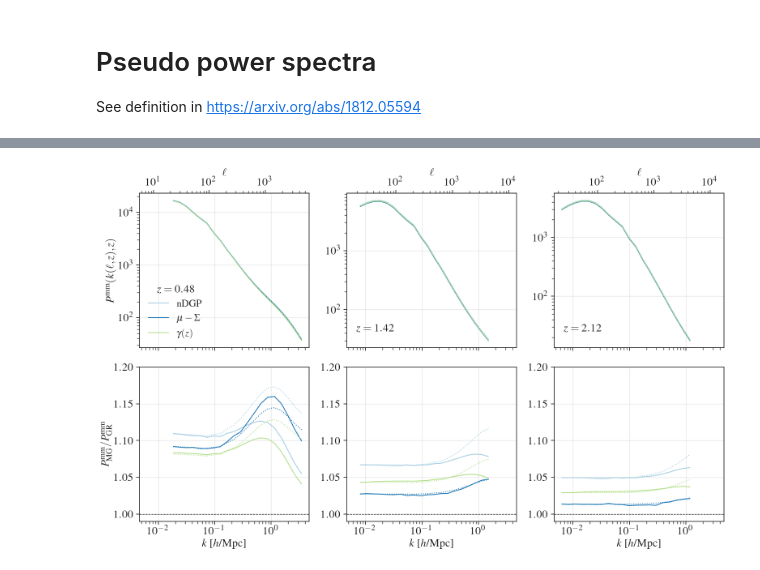
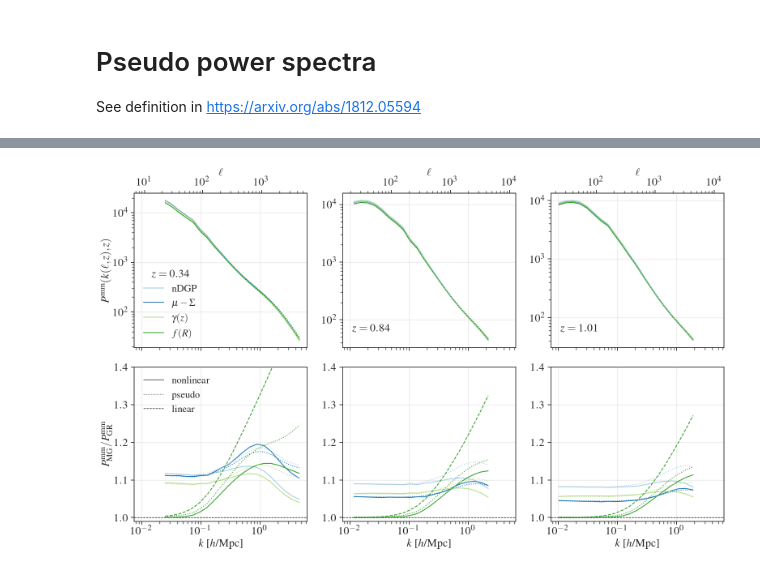
Before and after one commit to MariaTsedrik/MGLensing, a Jupyter notebook: tutorials/modified_gravity_models.ipynb, the cells around one changed output, grey strips where cells are left out. Drawn from its saved outputs; the diff is of its cells as text; code cells hidden in the pictures.

Commit message:
add pseudo f(R)

```diff
--- a/tutorials/modified_gravity_models.ipynb
+++ b/tutorials/modified_gravity_models.ipynb
@@ -243,7 +242,7 @@ Model: fofR_lin, k_ell shape: (20, 256), pmm shape: (20, 256), pgm shape: (20, 2
 # %%
 _, rcom = MGL.get_expansion_and_rcom(params)
 # pick 3 redshifts
-z_int_pick = [40, 120, 180] #goes from 0 to 255
+z_int_pick = [40, 100, 120] #goes from 0 to 255
 def k2ell(x, ind=z_int_pick[0]):
     return x*rcom[ind]-0.5
 def ell2k(x, ind=z_int_pick[0]):
@@ -480,10 +479,13 @@ models_pseudo = {
 
     'muSigma_pseudo': {'nl_model': NL_MODEL_MUSIGMA, 'option': 'pseudo', 'bias_model': 0, 'ia_model': 0, 'baryon_model': 0, 'photoz_err_model': 0.},
 
+    'fofR_pseudo': {'nl_model': NL_MODEL_FOFR, 'option': 'pseudo', 'bias_model': 0, 'ia_model': 0, 'baryon_model': 0, 'photoz_err_model': 0.},
+
+
     }
-model_opt_pseudo = ['nDGP_pseudo', 'muSigma_pseudo', 'gammaz_pseudo']
-model_opt_nonlin = ['nDGP_nonlin', 'muSigma_nonlin', 'gammaz_nonlin']
-labels = ['nDGP', '$\\mu-\\Sigma$', '$\\gamma(z)$']
+model_opt_pseudo = ['nDGP_pseudo', 'muSigma_pseudo', 'gammaz_pseudo', 'fofR_pseudo']
+model_opt_nonlin = ['nDGP_nonlin', 'muSigma_nonlin', 'gammaz_nonlin', 'fofR_nonlin']
+labels = ['nDGP', '$\\mu-\\Sigma$', '$\\gamma(z)$', '$f(R)$']
 # %%
 for model_opt in models_pseudo:
     try:
@@ -521,31 +534,38 @@ Model: muSigma_pseudo, k_ell shape: (20, 256), pmm shape: (20, 256), pgm shape:
 # %%
 fig, ax = plt.subplots(2, 3, figsize=(16, 10), facecolor='w', gridspec_kw={'height_ratios':[1,1] }, sharex=True)
 pmm_gr_nl = power_spectra['GR_nonlin']['pmm']
 pmm_gr_lin = power_spectra['GR_lin']['pmm']
+pmm_fofr_lin = power_spectra['fofR_lin']['pmm']
 for i in range(3):
     for j, model_opt in enumerate(model_opt_nonlin):
         k_ell = power_spectra[model_opt]['k']
         pmm = power_spectra[model_opt]['pmm']
         ax[0][i].loglog(k_ell[:, z_int_pick[i]], pmm[:, z_int_pick[i]], linewidth=1.5, color = colors[j], label=labels[j] if i == 0 else '')
         ax[1][i].semilogx(k_ell[:, z_int_pick[i]], pmm[:, z_int_pick[i]]/pmm_gr_nl[:, z_int_pick[i]], linewidth=1.5, color = colors[j])
     for j, model_opt in enumerate(model_opt_pseudo):
         k_ell = power_spectra[model_opt]['k']
         pmm = power_spectra[model_opt]['pmm']
         ax[0][i].loglog(k_ell[:, z_int_pick[i]], pmm[:, z_int_pick[i]], linewidth=1.5, color = colors[j], linestyle=':')
         ax[1][i].semilogx(k_ell[:, z_int_pick[i]], pmm[:, z_int_pick[i]]/pmm_gr_nl[:, z_int_pick[i]], linewidth=1.5, color = colors[j], linestyle=':')
+
+    ax[1][i].semilogx(k_ell[:, z_int_pick[i]], pmm_fofr_lin[:, z_int_pick[i]]/pmm_gr_lin[:, z_int_pick[i]], linewidth=1.5, color = colors[j], linestyle='--')
     ax[0][i].legend(title=f'$z={zz[z_int_pick[i]]:.2f}$', loc='lower left', frameon=False, title_fontsize=20)
     ax[1][i].set_xlabel("$k$ [$h$/Mpc]")
     secax = ax[0][i].secondary_xaxis('top', functions=(f_arr[i], f_inv_arr[i]))
     secax.set_xlabel('$\ell$')
     ax[0][i].grid(alpha=0.5)
     ax[1][i].grid(alpha=0.5)
-    ax[1][i].set_ylim(0.99, 1.2)
+    ax[1][i].set_ylim(0.99, 1.4)
     ax[1][i].axhline(y=1.0, color='k', linestyle='--', linewidth=1)
+ax[1][0].axhline(y=0., color='k', linestyle='-', linewidth=1, label='nonlinear')
+ax[1][0].axhline(y=0., color='k', linestyle=':', linewidth=1, label='pseudo')
+ax[1][0].axhline(y=0., color='k', linestyle='--', linewidth=1, label='linear')
+ax[1][0].legend(loc='upper left', frameon=False, fontsize=18)
 ax[0][0].set_ylabel("$P^{\\rm mm}(k(\ell, z), z)$")
 ax[1][0].set_ylabel("$P^{\\rm mm}_{\\rm MG}/P_{\\rm GR}^{\\rm mm}$")
 plt.tight_layout()
 # %% [output]
-[figure, old version]
+[figure, new version]
 # %%
 for model_opt in models_pseudo:
     try:
```
Also changed, not shown: parts of 9 cells of this notebook, 4 other files.
